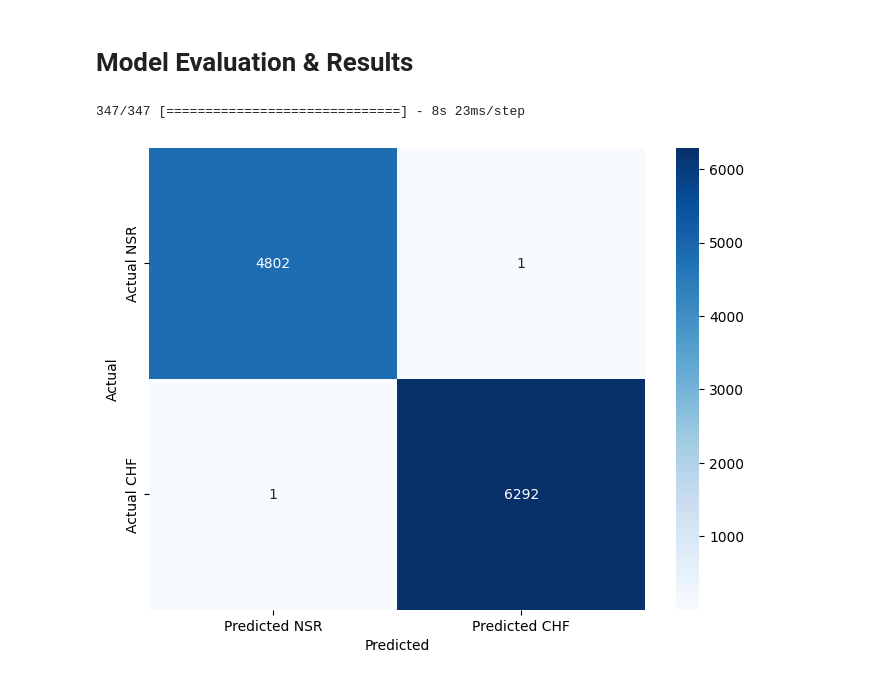
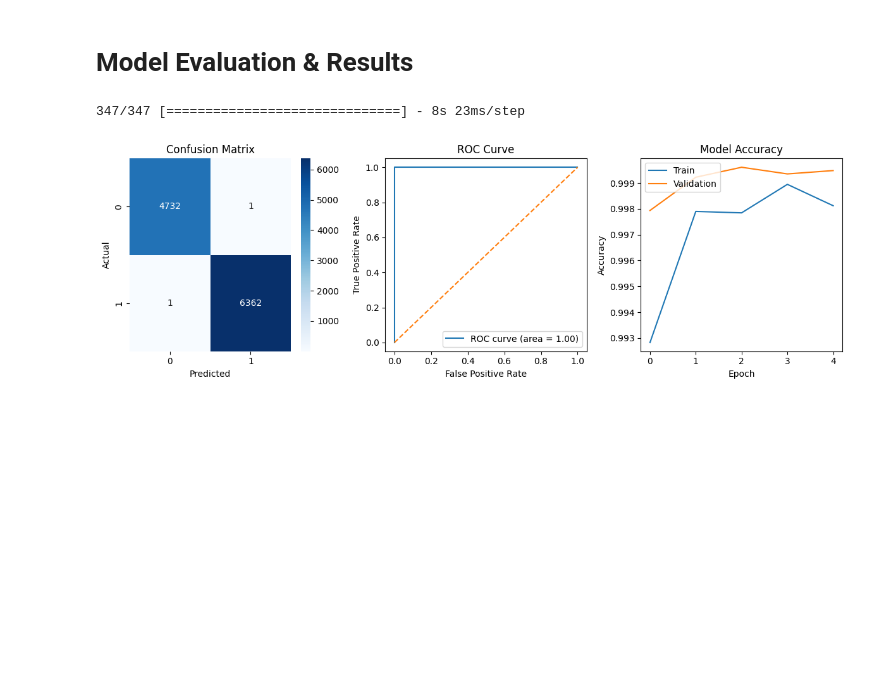
Before and after one commit to paulickj/animated-telegram, a Jupyter notebook: applied-project.ipynb, the cells around one changed output. Drawn from its saved outputs; the diff is of its cells as text; code cells hidden in the pictures; blank space fills up the shorter version.

```diff
--- a/applied-project.ipynb
+++ b/applied-project.ipynb
@@ -319,8 +320,8 @@ full_df.head()
 # Data Splitting
 
 # Split the full dataset into training, validation, and testing sets
-X_train, X_test, y_train, y_test = train_test_split(x_df, y_df, test_size=0.30, random_state=42)
-X_train, X_validate, y_train, y_validate = train_test_split(X_train, y_train, test_size=0.20, random_state=42)
+X_train, X_test, y_train, y_test = train_test_split(x_df, y_df, test_size=0.30)
+X_train, X_validate, y_train, y_validate = train_test_split(X_train, y_train, test_size=0.30)
 
 print("Training Data:", X_train.shape)
 print("Validation Data:", X_validate.shape)
@@ -398,17 +385,2 @@ _________________________________________________________________
 # %% [markdown]
 # Model Training
-# %%
-model.compile(optimizer='adam', loss='binary_crossentropy', metrics=['accuracy'])
-
-# Train the model on the training data while validating on the dedicated validation set
-history = model.fit(
-    X_train,
-    y_train,
-    epochs=10,
-    validation_data=(X_validate, y_validate)  # Use the dedicated validation set
-)
-
-# Model Evaluation
-score = model.evaluate(X_test, y_test, verbose=0)
-print("Test loss:", score[0])
-print("Test accuracy:", score[1])
@@ -442,51 +409,73 @@ Test accuracy: 0.9998197555541992
 # %% [markdown]
 # Model Evaluation & Results
 # %%
+from sklearn.metrics import classification_report, roc_auc_score, roc_curve
+from sklearn.metrics import precision_recall_fscore_support
+
+
 # Generate Predictions
-
 y_pred_prob = model.predict(X_test)
 
-# If y_pred_prob is 3D (e.g., (num_samples, sequence_length, 1)), reduce it to 1D
+# If y_pred_prob is 3D, reduce it to 1D
 if y_pred_prob.ndim == 3:
-    # Assuming the relevant prediction is the last one in the sequence
     y_pred_prob = y_pred_prob[:, -1, 0]
 
 # Convert probabilities to class labels
 y_pred = (y_pred_prob > 0.5).astype(int)
 
 # Generate and Plot Confusion Matrix
-
 cm = confusion_matrix(y_test, y_pred)
 
-plt.figure(figsize=(8, 6))
-sns.heatmap(cm, annot=True, fmt='d', cmap='Blues', xticklabels=['Predicted NSR', 'Predicted CHF'], yticklabels=['Actual NSR', 'Actual CHF'])
+# Calculate additional performance metrics
+precision, recall, f1_score, _ = precision_recall_fscore_support(y_test, y_pred, average='binary')
+roc_auc = roc_auc_score(y_test, y_pred_prob)
+
+# Plotting the metrics
+plt.figure(figsize=(12, 4))
+
+# Plot Confusion Matrix
+plt.subplot(1, 3, 1)
+sns.heatmap(cm, annot=True, fmt='d', cmap='Blues')
+plt.title('Confusion Matrix')
+plt.xlabel('Predicted')
 plt.ylabel('Actual')
-plt.xlabel('Predicted')
-plt.show()
+
+# Plot ROC Curve
+plt.subplot(1, 3, 2)
+fpr, tpr, _ = roc_curve(y_test, y_pred_prob)
+plt.plot(fpr, tpr, label=f'ROC curve (area = {roc_auc:.2f})')
+plt.plot([0, 1], [0, 1], linestyle='--')
+plt.xlabel('False Positive Rate')
+plt.ylabel('True Positive Rate')
+plt.title('ROC Curve')
+plt.legend(loc='lower right')
 
 # Plot Training and Validation Metrics
-
-plt.figure(figsize=(12, 4))
-
-# Plot training & validation accuracy values
-plt.subplot(1, 2, 1)
+plt.subplot(1, 3, 3)
 plt.plot(history.history['accuracy'])
 plt.plot(history.history['val_accuracy'])
 plt.title('Model Accuracy')
 plt.ylabel('Accuracy')
 plt.xlabel('Epoch')
 plt.legend(['Train', 'Validation'], loc='upper left')
 
-# Plot training & validation loss values
-plt.subplot(1, 2, 2)
-plt.plot(history.history['loss'])
-plt.plot(history.history['val_loss'])
-plt.title('Model Loss')
-plt.ylabel('Loss')
-plt.xlabel('Epoch')
-plt.legend(['Train', 'Validation'], loc='upper left')
+plt.tight_layout()
+plt.show()
 
-plt.show()
+# Print classification report with five decimal points
+report = classification_report(y_test, y_pred, target_names=['NSR', 'CHF'], digits=5)
+print(report)
+print()
+
+# Calculate ROC AUC with five decimal points
+roc_auc = roc_auc_score(y_test, y_pred_prob)
+print(f'ROC AUC: {roc_auc:.5f}')
+print()
+
+# Print F1 score, Precision, and Recall with five decimal points
+print(f'Precision: {precision:.5f}')
+print(f'Recall: {recall:.5f}')
+print(f'F1 Score: {f1_score:.5f}')
 # %% [output]
 347/347 [==============================] - 8s 23ms/step
-[figure, old version]
+[figure, new version]
```
Also changed, not shown: parts of 9 cells of this notebook.
